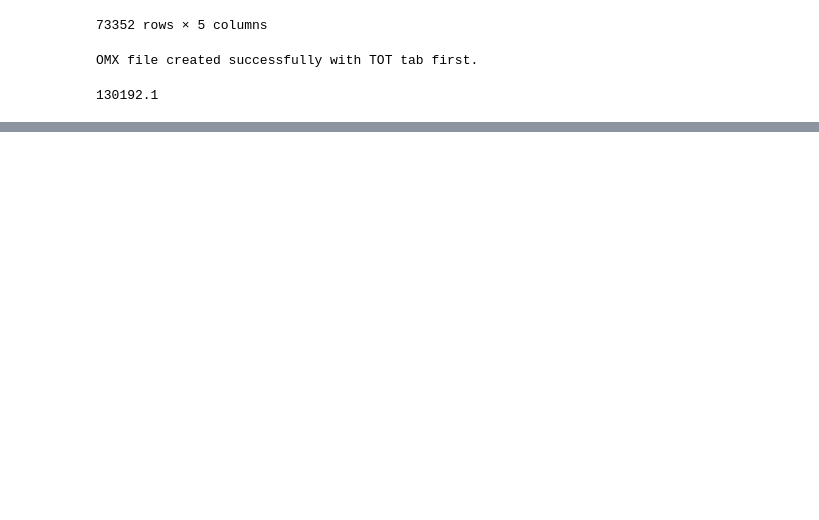
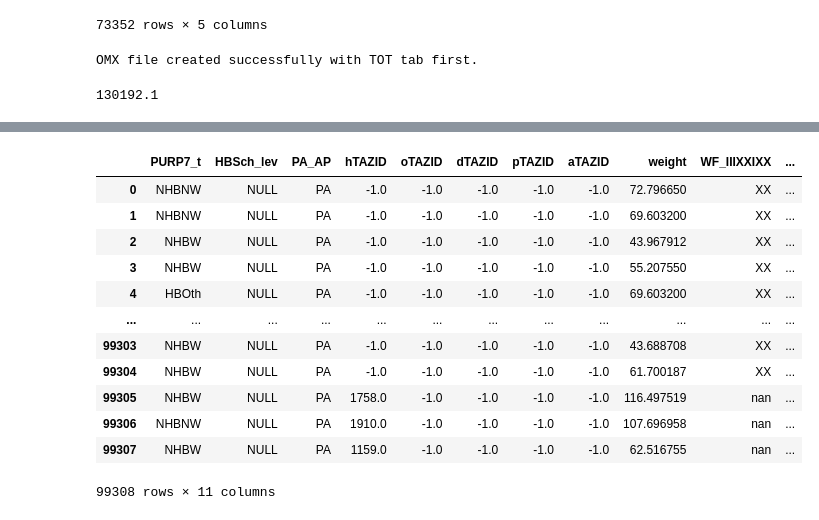
Before and after one commit to WFRCAnalytics/TDM-CAL-Friction-Factors, a Jupyter notebook: 1-CalculateObservedTLF.ipynb, the cells around one changed output, grey strips where cells are left out. Drawn from its saved outputs; the diff is of its cells as text; code cells hidden in the pictures; blank space fills up the shorter version.

```diff
--- a/1-CalculateObservedTLF.ipynb
+++ b/1-CalculateObservedTLF.ipynb
@@ -28,5 +38,3 @@ gdf_v920_taz = gpd.read_file('data/TAZ/WFv920_TAZ.shp')[['TAZID','CO_TAZID']]
-# %%
-hts_trip_12 = pd.read_csv(r'source-data-archive/hts-trip-tlf-source.csv')#[['weight','PURT7_t','HBSch_lev','PA_AP','Use_for_Dist','depart_per','mode_t','mode_autot','trav_hh','trav_nonhh','trav_tot','tot_trv_wt','WF_Use_Skim','Use_TLF','WF_IIIXXIXX','WF_h_TAZID','WF_o_TAZID','WF_d_TAZID','WF_Time','WF_Dist','WF_FFTime','WF_FFDist','WF_D_Time','WF_D_Dist','WF_D_Gent','WF_D_FFTime','WF_D_FFDist','WF_D_FFGent']]
 # %% [markdown]
 ## Observed TLF Calculation (Previous Method)
 The previous method to calculating observed TLF is documented on Model Ace: A:\1 - TDM\2 - Estimate Param\_General Parameters\7 - Update Obs TLF
@@ -273,0 +286,29 @@ df_tlf_ii[df_tlf_ii['PURP']=='HBSch_Sc']['trip_weight_v2'].sum()
+# %%
+# household
+hts12_trip_1 = hts_trip_12.copy().merge(gdf_v910_taz,how='left',left_on='h_CoTAZID_v30',right_on='CO_TAZID')
+hts12_trip_1 = hts12_trip_1.drop(columns=['CO_TAZID']).rename(columns={'TAZID':'hTAZID'})
+hts12_trip_1['hTAZID'].fillna(-1, inplace=True)
+
+# origin
+hts12_trip_1 = hts12_trip_1.copy().merge(gdf_v910_taz,how='left',left_on='o_CoTAZID_v30',right_on='CO_TAZID')
+hts12_trip_1 = hts12_trip_1.drop(columns=['CO_TAZID']).rename(columns={'TAZID':'oTAZID'})
+hts12_trip_1['oTAZID'].fillna(-1, inplace=True)
+
+# destination
+hts12_trip_1 = hts12_trip_1.merge(gdf_v910_taz,how='left',left_on='d_CoTAZID_v30',right_on='CO_TAZID')
+hts12_trip_1 = hts12_trip_1.drop(columns=['CO_TAZID']).rename(columns={'TAZID':'dTAZID'})
+hts12_trip_1['dTAZID'].fillna(-1, inplace=True)
+
+# production
+hts12_trip_1 = hts12_trip_1.merge(gdf_v910_taz,how='left',left_on='p_CoTAZID_v30',right_on='CO_TAZID')
+hts12_trip_1 = hts12_trip_1.drop(columns=['CO_TAZID']).rename(columns={'TAZID':'pTAZID'})
+hts12_trip_1['pTAZID'].fillna(-1, inplace=True)
+
+# attraction
+hts12_trip_1 = hts12_trip_1.merge(gdf_v910_taz,how='left',left_on='a_CoTAZID_v30',right_on='CO_TAZID')
+hts12_trip_1 = hts12_trip_1.drop(columns=['CO_TAZID']).rename(columns={'TAZID':'aTAZID'})
+hts12_trip_1['aTAZID'].fillna(-1, inplace=True)
+
+hts12_trip_1 = hts12_trip_1[['PURP7_t','HBSch_lev','PA_AP','hTAZID','oTAZID','dTAZID','pTAZID','aTAZID','weight']]
+hts12_trip_1 = hts12_trip_1[hts12_trip_1['PURP7_t']!='Missing Response']
+hts12_trip_1
@@ -273,0 +394,22 @@ df_tlf_ii[df_tlf_ii['PURP']=='HBSch_Sc']['trip_weight_v2'].sum()
+# %%
+hts12_trip_3 = hts12_trip_2.copy()
+hts12_trip_3['PURP'] = np.where(
+    hts12_trip_3['PURP7_t'] == 'HBSch',
+    hts12_trip_3['HBSch_lev'].map({'primary': 'HBSch_Pr', 'secondary': 'HBSch_Sc'}),
+    hts12_trip_3['PURP7_t']
+)
+hts12_trip_3
+# %% [output]
+|  | PURP7_t | HBSch_lev | PA_AP | hTAZID | oTAZID | dTAZID | pTAZID | aTAZID | weight | WF_IIIXXIXX | ... |
+| 0 | NHBNW | NULL | PA | -1.0 | -1.0 | -1.0 | -1.0 | -1.0 | 72.796650 | XX | ... |
+| 1 | NHBNW | NULL | PA | -1.0 | -1.0 | -1.0 | -1.0 | -1.0 | 69.603200 | XX | ... |
+| 2 | NHBW | NULL | PA | -1.0 | -1.0 | -1.0 | -1.0 | -1.0 | 43.967912 | XX | ... |
+| 3 | NHBW | NULL | PA | -1.0 | -1.0 | -1.0 | -1.0 | -1.0 | 55.207550 | XX | ... |
+| 4 | HBOth | NULL | PA | -1.0 | -1.0 | -1.0 | -1.0 | -1.0 | 69.603200 | XX | ... |
+| ... | ... | ... | ... | ... | ... | ... | ... | ... | ... | ... | ... |
+| 99303 | NHBW | NULL | PA | -1.0 | -1.0 | -1.0 | -1.0 | -1.0 | 43.688708 | XX | ... |
+| 99304 | NHBW | NULL | PA | -1.0 | -1.0 | -1.0 | -1.0 | -1.0 | 61.700187 | XX | ... |
+| 99305 | NHBW | NULL | PA | 1758.0 | -1.0 | -1.0 | -1.0 | -1.0 | 116.497519 | nan | ... |
+| 99306 | NHBNW | NULL | PA | 1910.0 | -1.0 | -1.0 | -1.0 | -1.0 | 107.696958 | nan | ... |
+| 99307 | NHBW | NULL | PA | 1159.0 | -1.0 | -1.0 | -1.0 | -1.0 | 62.516755 | nan | ... |
+99308 rows × 11 columns
```
Also changed, not shown: parts of 17 cells of this notebook, 24 other files.
